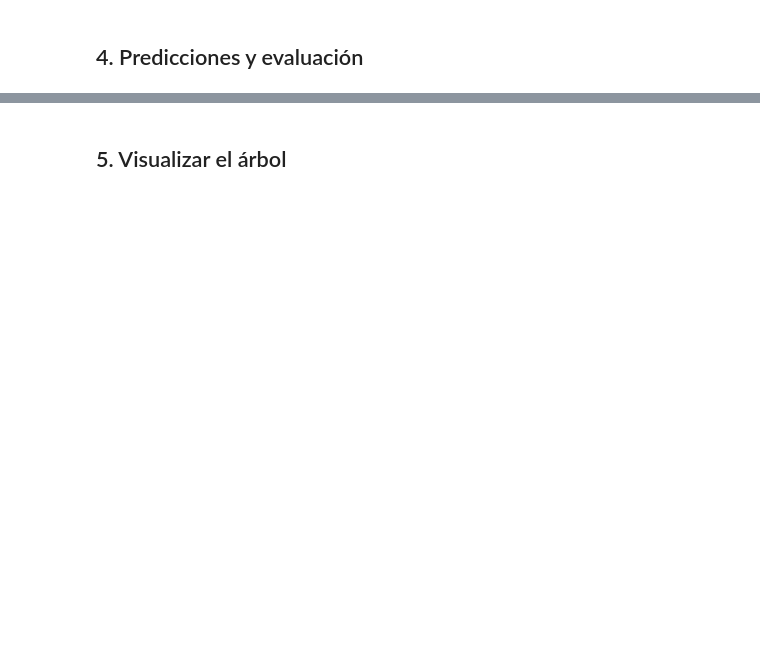
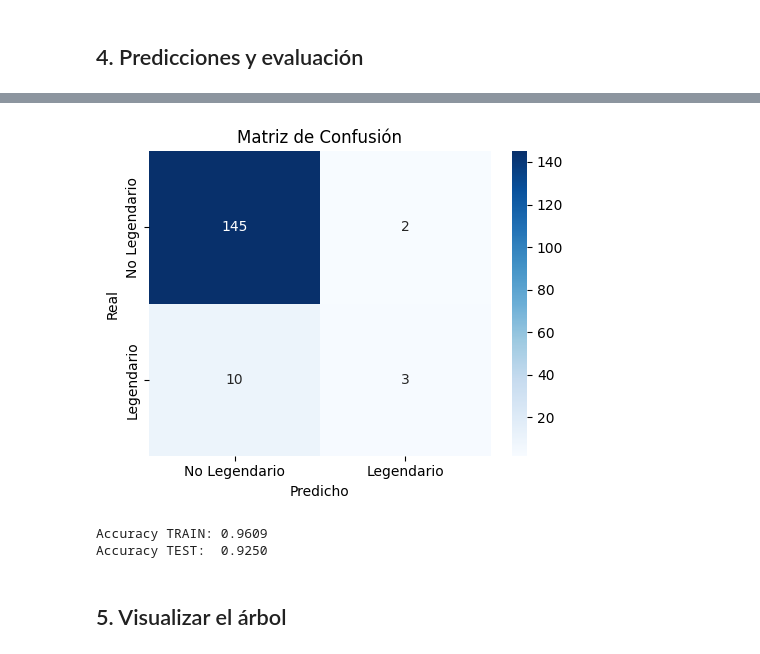
Before and after one commit to diegoalrv/mineria-de-datos, a Jupyter notebook: lab05/lab05_pokemon.ipynb, the cells around one changed output, grey strips where cells are left out. Cells and saved outputs as stored; diff of their text form; code cells hidden in the pictures; blank space fills up the shorter version.

```diff
--- a/lab05/lab05_pokemon.ipynb
+++ b/lab05/lab05_pokemon.ipynb
@@ -11,13 +11,15 @@
 # %%
 import pandas as pd
 import numpy as np
+
 from sklearn.model_selection import train_test_split
 from sklearn.tree import DecisionTreeClassifier, plot_tree
 from sklearn.metrics import accuracy_score, classification_report, confusion_matrix
+
 import matplotlib.pyplot as plt
 import seaborn as sns
 
-url = "https://gist.githubusercontent.com/armgilles/194bcff35001e7eb53a2a8b441e8b2c6/raw/92200bc0a673d5ce2110aaad4544ed6c4010f687/pokemon.csv"
+url = 'pokemon.csv'
 df = pd.read_csv(url)
 print(f"Shape: {df.shape}")
 df.head()
@@ -92,20 +143,26 @@ print(classification_report(y_test, y_pred, target_names=["No Legendario", "Lege
 # %%
 # Matriz de confusión
 cm = confusion_matrix(y_test, y_pred)
 plt.figure(figsize=(5, 4))
 sns.heatmap(cm, annot=True, fmt="d", cmap="Blues",
             xticklabels=["No Legendario", "Legendario"],
-            yticklabels=["No Legendario", "Legendario"])
+            yticklabels=["No Legendario", "Legendario"]
+            )
 plt.title("Matriz de Confusión")
 plt.ylabel("Real")
 plt.xlabel("Predicho")
 plt.tight_layout()
 plt.show()
+# %% [output]
+[figure, added]
 # %%
 acc_train = accuracy_score(y_train, modelo.predict(X_train))
 acc_test  = accuracy_score(y_test, y_pred)
 print(f"Accuracy TRAIN: {acc_train:.4f}")
 print(f"Accuracy TEST:  {acc_test:.4f}")
+# %% [output]
+Accuracy TRAIN: 0.9609
+Accuracy TEST:  0.9250
 # %% [markdown]
 ## 5. Visualizar el árbol
 # %%
```
Also changed, not shown: parts of 13 cells of this notebook, 11 other files.
